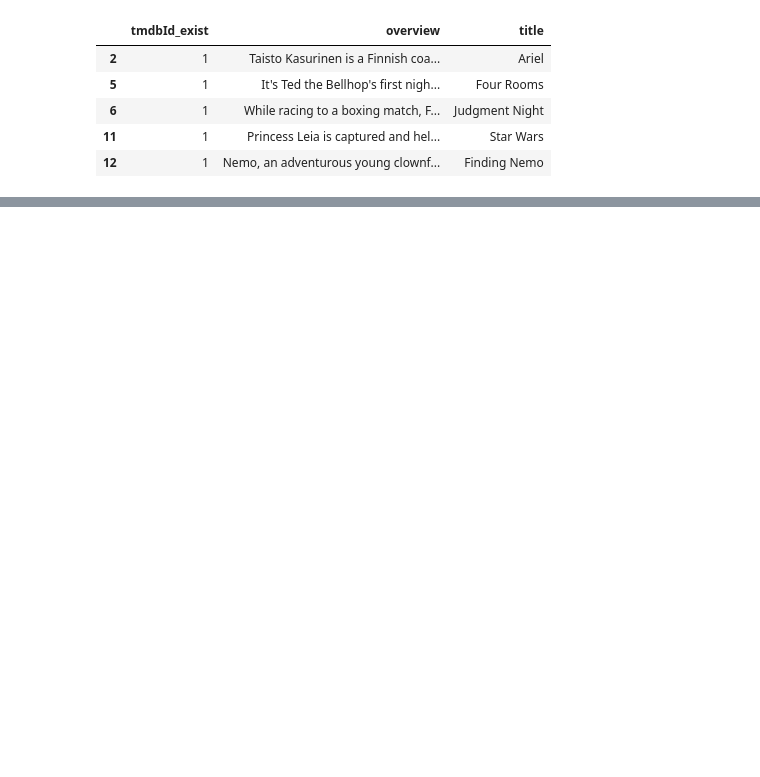
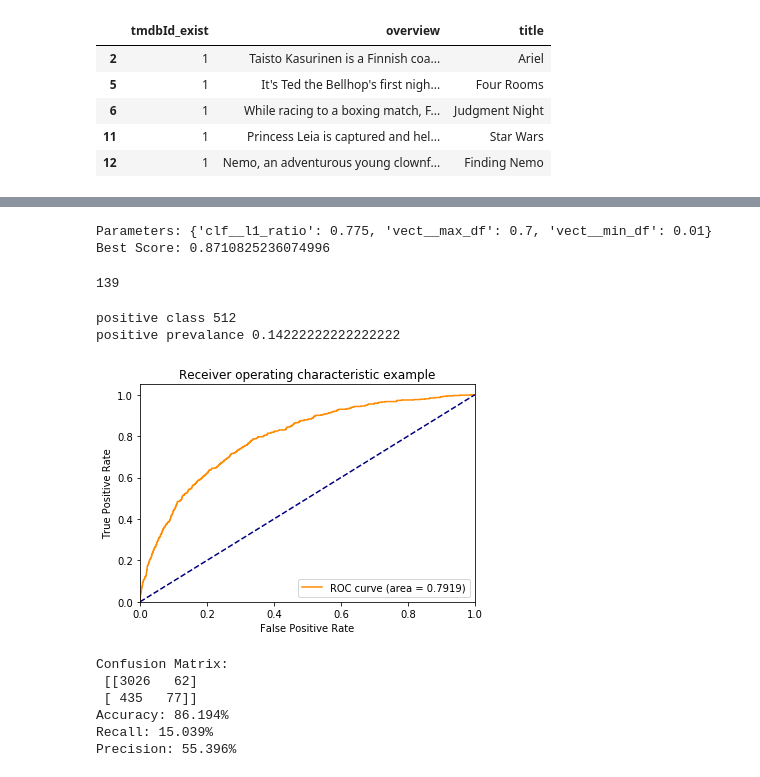
Before and after one commit to Darrkong/movie_poster_analysis, a Jupyter notebook: Movie_overview_analysis.ipynb, the cells around one changed output, grey strips where cells are left out. Cells and saved outputs as stored; diff of their text form; code cells hidden in the pictures; blank space fills up the shorter version.

```diff
--- a/Movie_overview_analysis.ipynb
+++ b/Movie_overview_analysis.ipynb
@@ -325,0 +359,3 @@ final= pd.merge(overviews_df, genome_tags_binary, left_on = 'tmdbId', right_on =
+# %%
+#remove those with null overviews
+final = final[final['overview'] != 'nan']
@@ -325,0 +397,2 @@ final= pd.merge(overviews_df, genome_tags_binary, left_on = 'tmdbId', right_on =
+# %%
+X_train, X_test, y_train, y_test = train_test_split(final['overview'], final['action'], test_size = 0.33, random_state = 412)
@@ -325,0 +475,12 @@ final= pd.merge(overviews_df, genome_tags_binary, left_on = 'tmdbId', right_on =
+# %%
+pipeline.set_params(clf = (SGDClassifier(loss = 'log', penalty = 'elasticnet', max_iter = 120)))
+
+param_grid = {
+    'vect__max_df': [0.7, 0.6, 0.5],
+    'vect__min_df': [0.01, 0.05, 0.1],
+    'clf__l1_ratio' :  np.linspace(0.1,1,5),
+}
+
+cv_grid = GridSearchCV(pipeline, param_grid = param_grid, scoring = 'accuracy', cv = 5, verbose = 1)
+# %%
+model = cv_grid.fit(X_train, y_train)
@@ -325,0 +490,55 @@ final= pd.merge(overviews_df, genome_tags_binary, left_on = 'tmdbId', right_on =
+# %%
+print('Parameters:', model.best_params_)
+print('Best Score:', model.best_score_)
+# %% [output]
+Parameters: {'clf__l1_ratio': 0.775, 'vect__max_df': 0.7, 'vect__min_df': 0.01}
+Best Score: 0.8710825236074996
+# %%
+model.predict(X_test).sum()
+# %% [output]
+139
+# %%
+print('positive class', y_test.sum())
+print('positive prevalance', y_test.sum()/len(y_test))
+# %% [output]
+positive class 512
+positive prevalance 0.14222222222222222
+# %%
+# Compute ROC curve and ROC area
+fpr = dict()
+tpr = dict()
+roc_auc = dict()
+y_score = model.predict_proba(X_test)[:,1]
+fpr, tpr, thresholds = roc_curve(y_test, y_score)
+roc_auc = auc(fpr, tpr)
+
+# Plot ROC curve
+plt.figure()
+plt.plot(fpr, tpr, color='darkorange',
+         label='ROC curve (area = %0.4f)' % roc_auc)
+plt.plot([0, 1], [0, 1], color='navy', linestyle='--')
+plt.xlim([0.0, 1.0])
+plt.ylim([0.0, 1.05])
+plt.xlabel('False Positive Rate')
+plt.ylabel('True Positive Rate')
+plt.title('Receiver operating characteristic example')
+plt.legend(loc="lower right")
+plt.show()
+
+y_predict = model.predict(X_test)
+accuracy = accuracy_score(y_test,y_predict)
+recall = recall_score(y_test,y_predict)
+precision = precision_score(y_test,y_predict)
+
+print('Confusion Matrix: \n', confusion_matrix(y_test, y_predict))
+print('Accuracy: %.3f%%' % (accuracy*100))
+print('Recall: %.3f%%' % (recall*100))
+print('Precision: %.3f%%' % (precision*100))
+# %% [output]
+[figure, added]
+Confusion Matrix:
+ [[3026   62]
+ [ 435   77]]
+Accuracy: 86.194%
+Recall: 15.039%
+Precision: 55.396%
```
Also changed, not shown: parts of 58 cells of this notebook.
